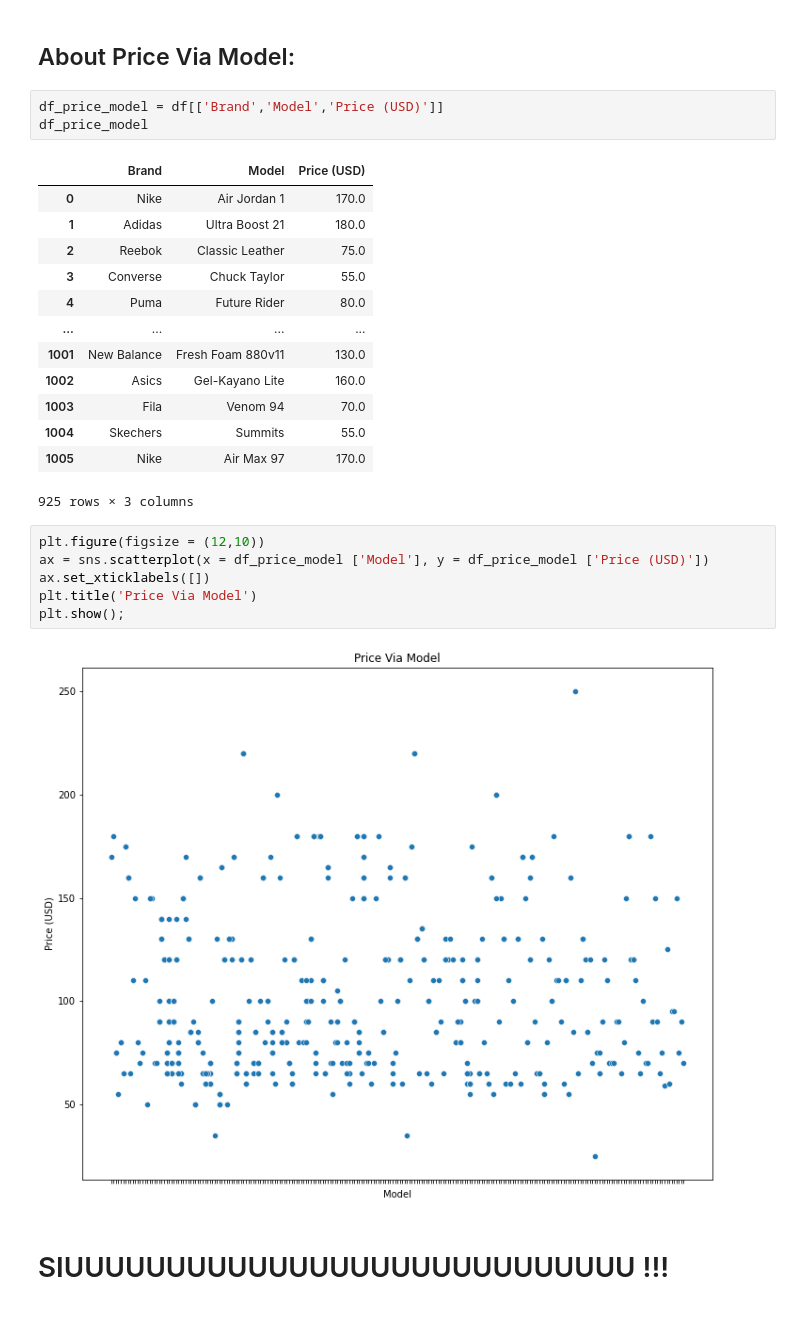
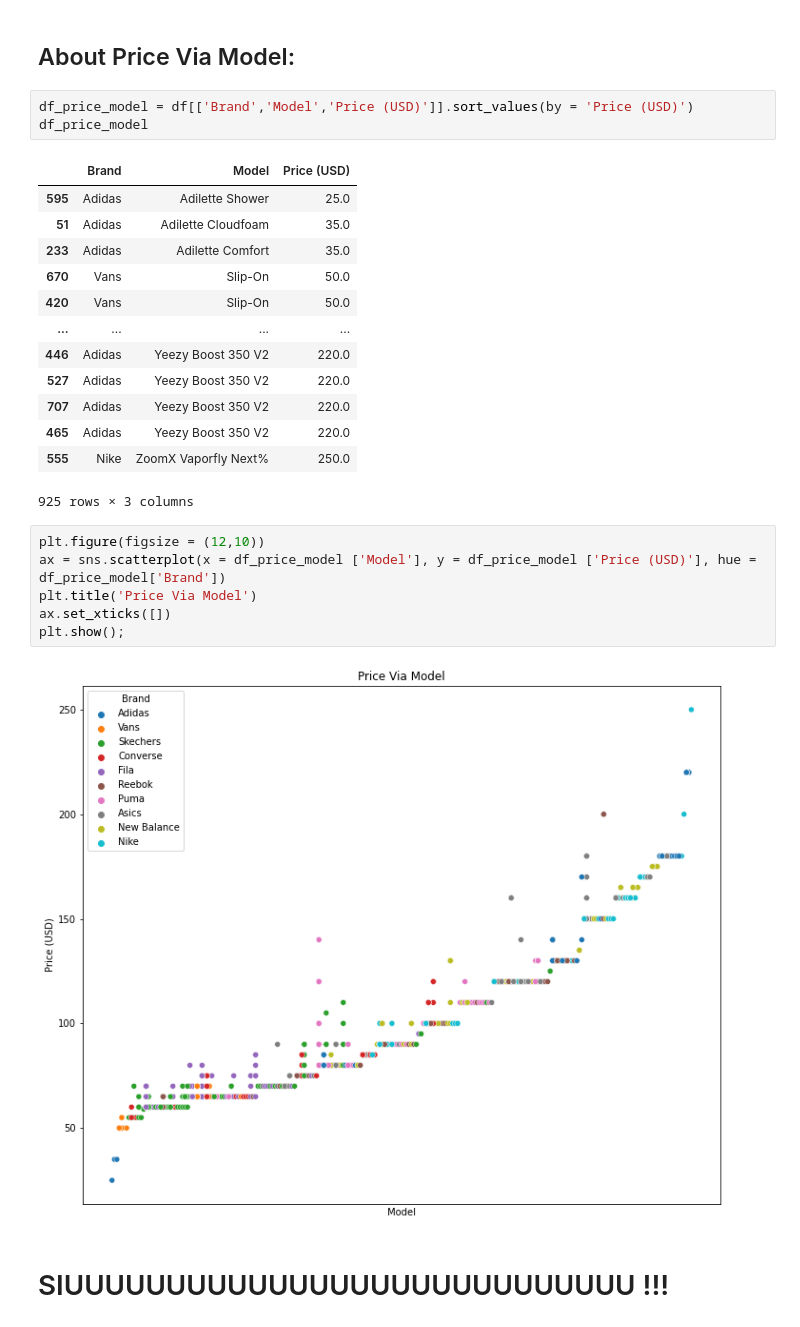
Before and after one commit to tuancaokaizen/dataproject, a Jupyter notebook: Shoes Prices Project.ipynb, the cells around one changed output. Saved outputs shown, nothing was run; the diff lists cells and outputs as text.

```diff
--- a/Shoes Prices Project.ipynb
+++ b/Shoes Prices Project.ipynb
@@ -279,29 +252,29 @@ plt.show()
 # %% [markdown]
 ## About Price Via Model:
 # %%
-df_price_model = df[['Brand','Model','Price (USD)']]
+df_price_model = df[['Brand','Model','Price (USD)']].sort_values(by = 'Price (USD)')
 df_price_model
 # %% [output]
 |  | Brand | Model | Price (USD) |
-| 0 | Nike | Air Jordan 1 | 170.0 |
-| 1 | Adidas | Ultra Boost 21 | 180.0 |
-| 2 | Reebok | Classic Leather | 75.0 |
-| 3 | Converse | Chuck Taylor | 55.0 |
-| 4 | Puma | Future Rider | 80.0 |
+| 595 | Adidas | Adilette Shower | 25.0 |
+| 51 | Adidas | Adilette Cloudfoam | 35.0 |
+| 233 | Adidas | Adilette Comfort | 35.0 |
+| 670 | Vans | Slip-On | 50.0 |
+| 420 | Vans | Slip-On | 50.0 |
 | ... | ... | ... | ... |
-| 1001 | New Balance | Fresh Foam 880v11 | 130.0 |
-| 1002 | Asics | Gel-Kayano Lite | 160.0 |
-| 1003 | Fila | Venom 94 | 70.0 |
-| 1004 | Skechers | Summits | 55.0 |
-| 1005 | Nike | Air Max 97 | 170.0 |
+| 446 | Adidas | Yeezy Boost 350 V2 | 220.0 |
+| 527 | Adidas | Yeezy Boost 350 V2 | 220.0 |
+| 707 | Adidas | Yeezy Boost 350 V2 | 220.0 |
+| 465 | Adidas | Yeezy Boost 350 V2 | 220.0 |
+| 555 | Nike | ZoomX Vaporfly Next% | 250.0 |
 925 rows × 3 columns
 # %%
 plt.figure(figsize = (12,10))
-ax = sns.scatterplot(x = df_price_model ['Model'], y = df_price_model ['Price (USD)'])
-ax.set_xticklabels([])
+ax = sns.scatterplot(x = df_price_model ['Model'], y = df_price_model ['Price (USD)'], hue = df_price_model['Brand'])
 plt.title('Price Via Model')
+ax.set_xticks([])
 plt.show();
 # %% [output]
-[figure, old version]
+[figure, new version]
 # %% [markdown]
 # SIUUUUUUUUUUUUUUUUUUUUUUUUUUUU !!!
```
Also changed, not shown: parts of 3 cells of this notebook.
